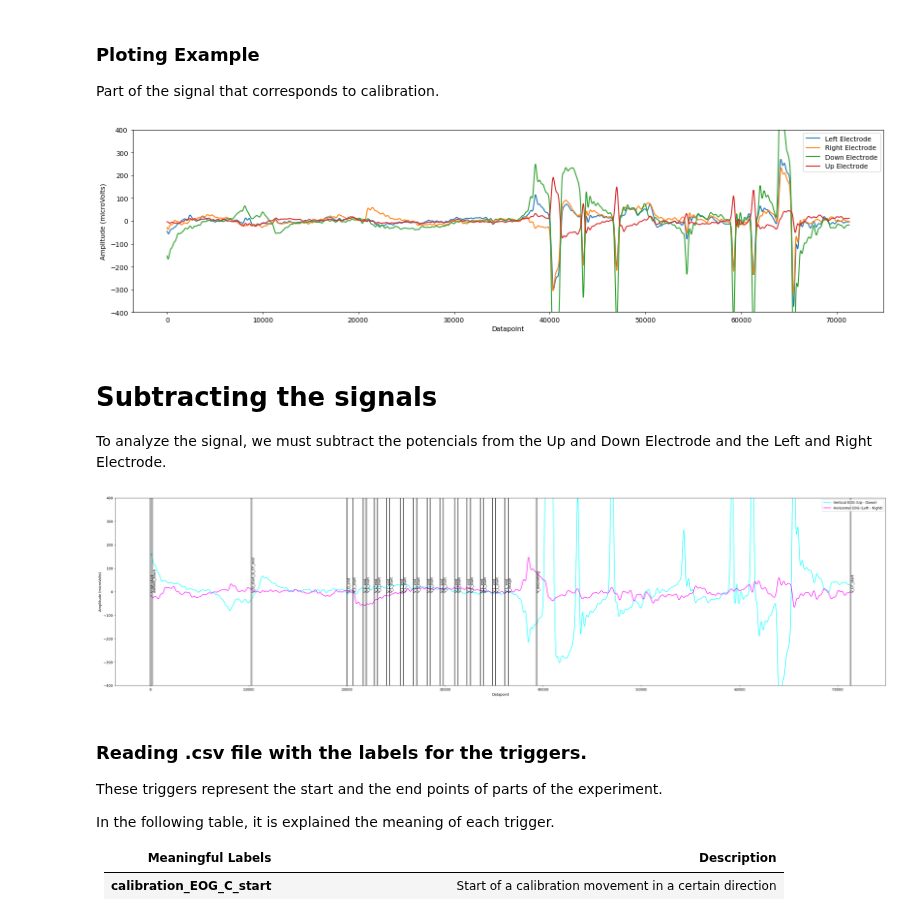
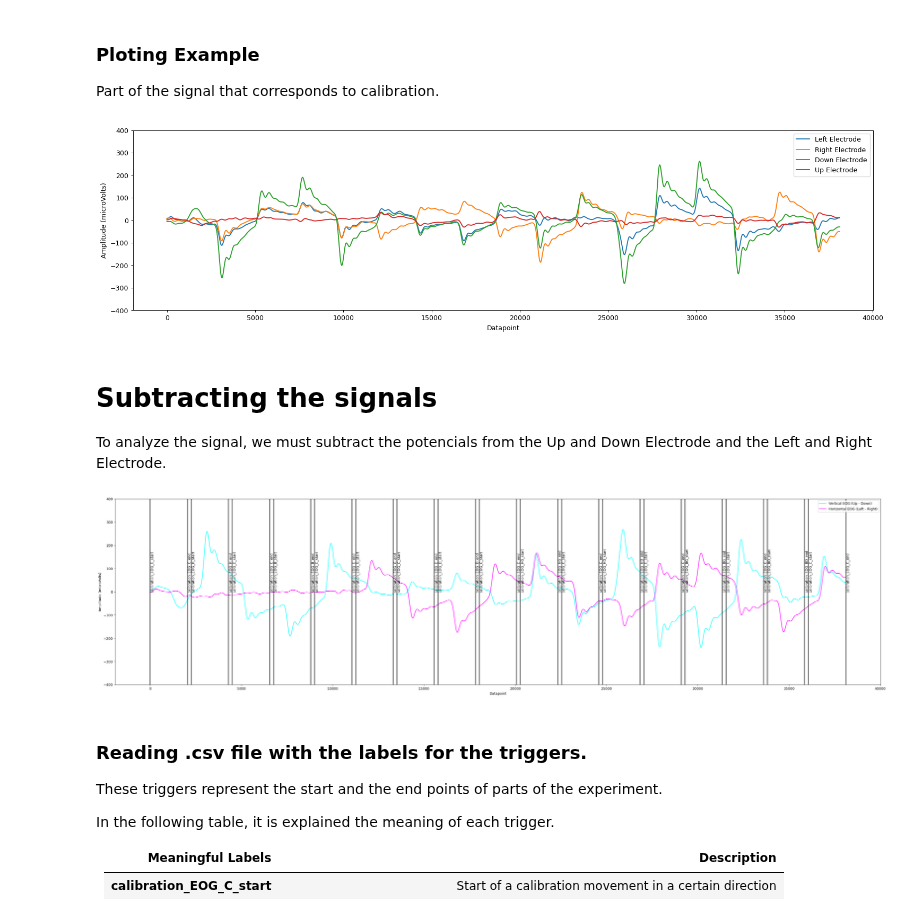
Before and after one commit to RicardoCQB/enac-eog-analysis, a Jupyter notebook: src/readEOG.ipynb, the cells around one changed output. Drawn from its saved outputs; the diff is of its cells as text; code cells hidden in the pictures.

```diff
--- a/src/readEOG.ipynb
+++ b/src/readEOG.ipynb
@@ -76,12 +77,12 @@ eyesDataFiltered3 = signal.sosfilt(sos2, eyesDataFiltered)
 
 Part of the signal that corresponds to calibration.
 # %%
-calibrationStart = 1069052
-calibrationEnd =  1140380
+calibrationStart = 116396
+calibrationEnd =  154517
 labels = ['Left Electrode', 'Right Electrode', 'Down Electrode', 'Up Electrode']
 plotEogElectrodesSignal(eyesDataFiltered3, start=calibrationStart, end=calibrationEnd, labels=labels)
 # %% [output]
-[figure, old version]
+[figure, new version]
 # %% [markdown]
 # Subtracting the signals
 
@@ -98,7 +99,7 @@ horizontalEOG = np.subtract(leftElec, rightElec)
 
 plotVertHorEOG(verticalEOG, horizontalEOG, calibrationStart, calibrationEnd, mode='both')
 # %% [output]
-[figure, old version]
+[figure, new version]
 # %% [markdown]
 ### Reading .csv file with the labels for the triggers.
 These triggers represent the start and the end points of parts of the experiment.
```
Also changed, not shown: parts of 4 cells of this notebook.
